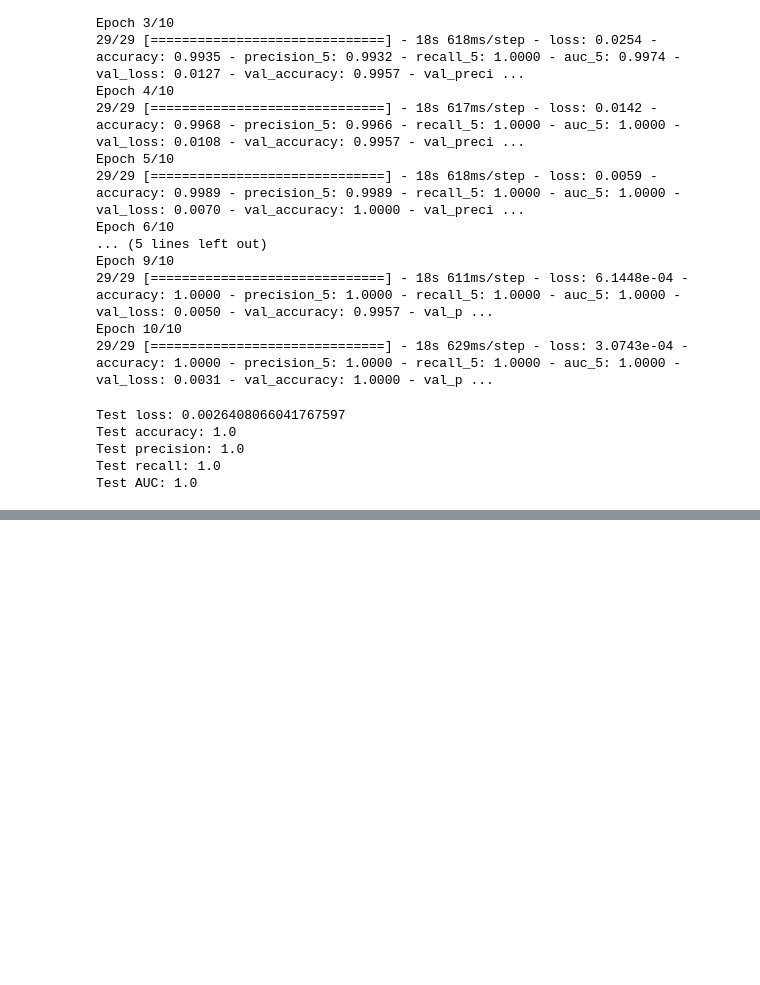
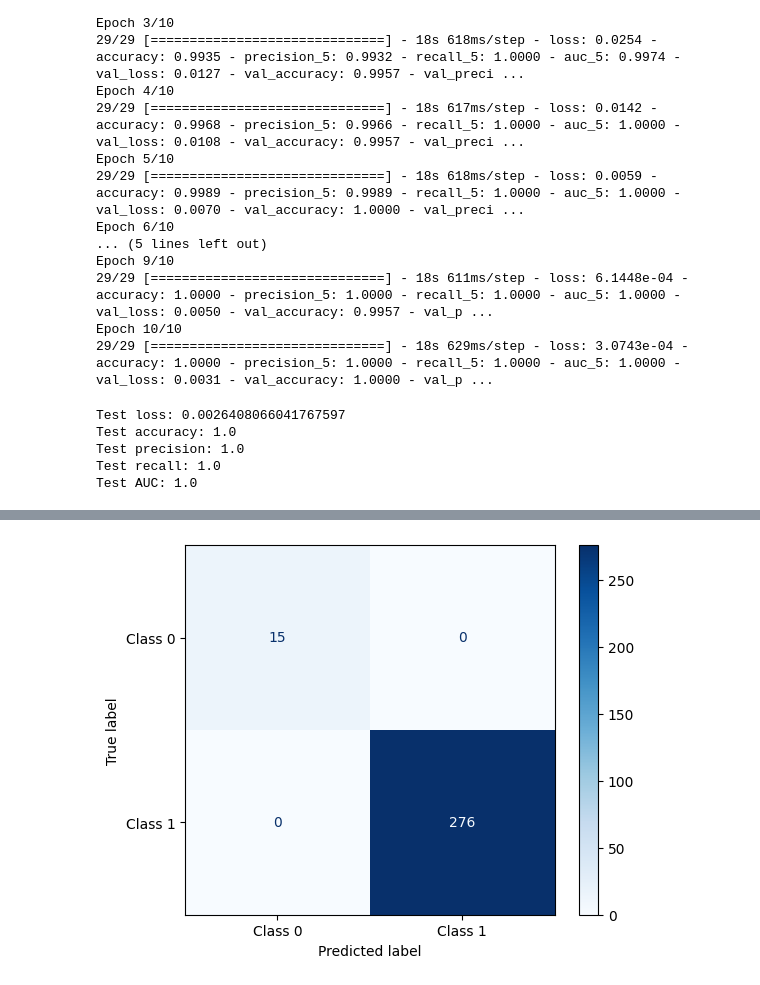
Before and after one commit to josh9deathclaw/Machine-Learning, a Jupyter notebook: Final Project/ProjectVol1.ipynb, the cells around one changed output, grey strips where cells are left out. Cells and saved outputs as stored; diff of their text form; code cells hidden in the pictures; blank space fills up the shorter version.

```diff
--- a/Final Project/ProjectVol1.ipynb
+++ b/Final Project/ProjectVol1.ipynb
@@ -202,0 +247,4 @@ Test AUC: 1.0
+# %%
+y_probs = pipe_model.predict(test_X)
+#convert into integer value
+y_preds = test_Y.astype(int)
@@ -202,0 +260,9 @@ Test AUC: 1.0
+# %%
+cm = confusion_matrix(test_Y, y_preds)
+
+#plot it
+disp=ConfusionMatrixDisplay(confusion_matrix=cm, display_labels=['Class 0', 'Class 1'])
+disp.plot(cmap=plt.cm.Blues, values_format='d');
+plt.show()
+# %% [output]
+[figure, added]
```
Also changed, not shown: parts of 5 cells of this notebook.
